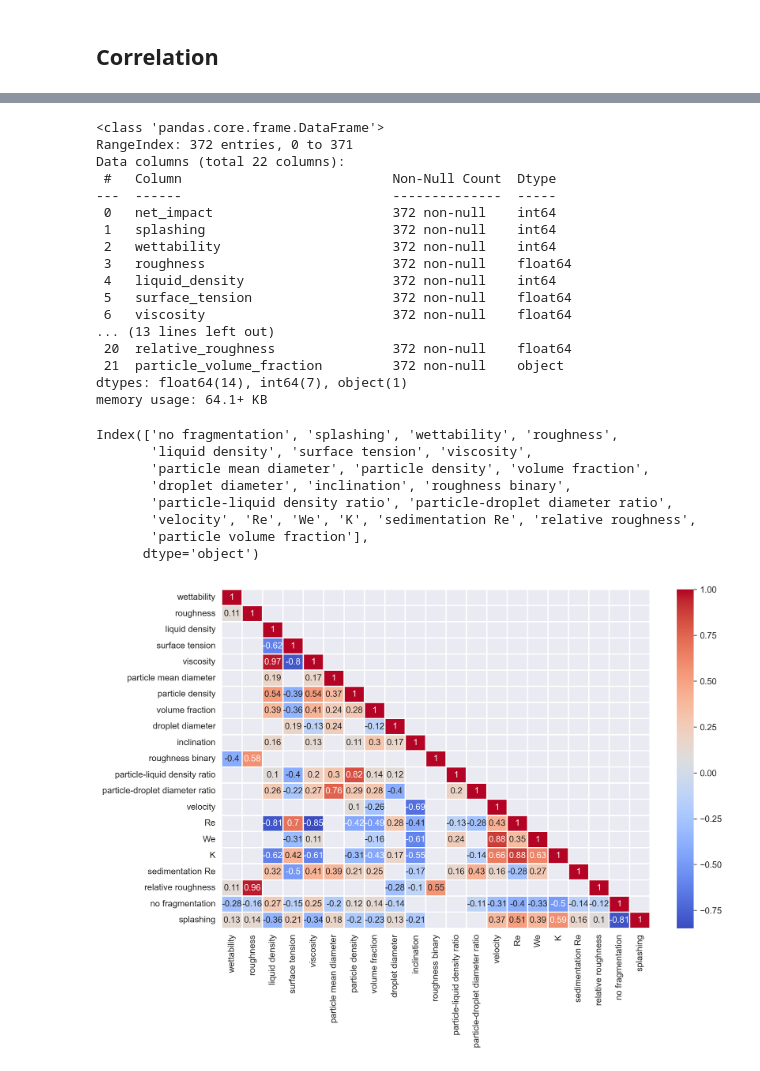
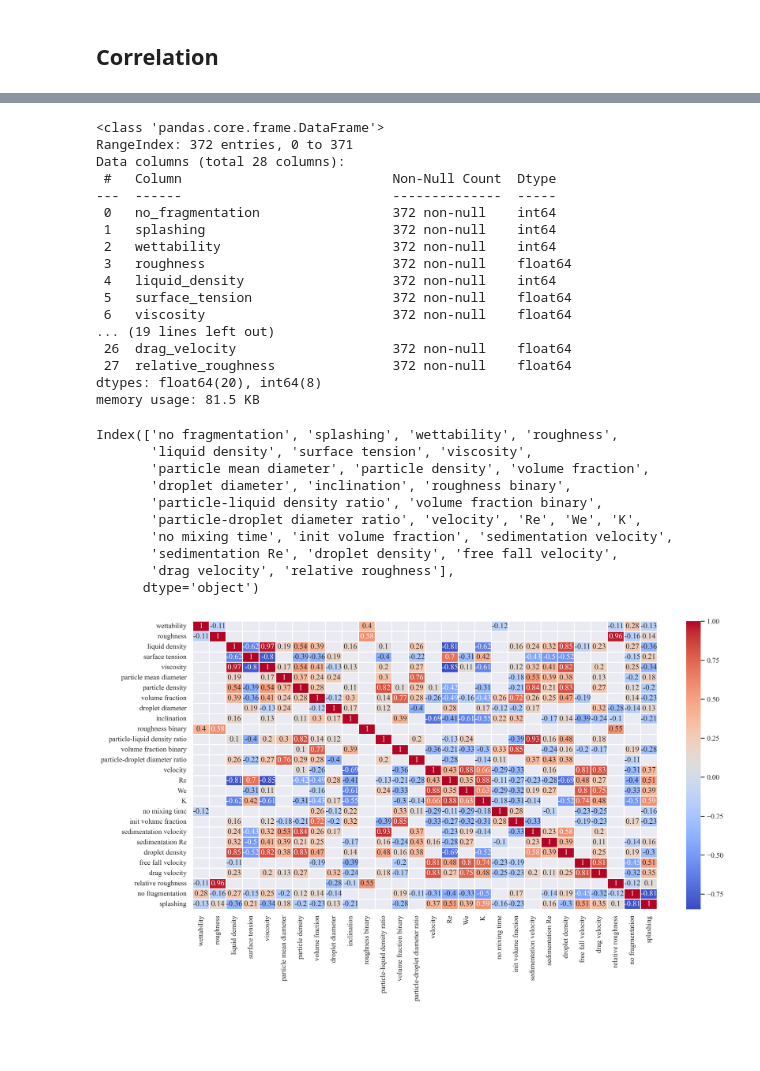
Before and after one commit to mvulf/drop-wall-impact-ml-prediction, a Jupyter notebook: notebooks/EDA_We_Re_edit_3_volume_fraction.ipynb, the cells around one changed output, grey strips where cells are left out. Saved outputs shown, nothing was run; the diff lists cells and outputs as text; code cells hidden in the pictures; blank space fills up the shorter version.

```diff
--- a/notebooks/EDA_We_Re_edit_3_volume_fraction.ipynb
+++ b/notebooks/EDA_We_Re_edit_3_volume_fraction.ipynb
@@ -303,7 +342,7 @@ def get_impact_velocity(row):
     impact_velocity = vc.get_impact_velocity(
         height=row['height'],
         drop_diameter=row['droplet_diameter'],
-        drop_density=row['drop_density']
+        drop_density=row['droplet_density']
     )
     return impact_velocity
 
@@ -643,9 +712,9 @@ print(df_main['wettability'].value_counts())
 print()
 
 wettability_dict = {
-    'lyophilic': 0,
-    'neutral': 1,
-    'lyophobic': 2,
+    'lyophilic': 1,
+    'neutral': 0,
+    'lyophobic': -1,
 }
 
 print('Wettability after encoding')
@@ -763,55 +832,38 @@ generation_features = [
     'long_impulse_duration',
     'long_impulse_dur_binary'
 ]
-drag_cols = [
-    'drop_density',
-    'free_fall_velocity',
-    'drag_velocity'
-]
-
-volume_frac_cols = [
-    'no_mixing_time',
-    'sedimentation_velocity',
-    'volume_fraction_binary',
-    'init_volume_fraction',
-    # 'sedimentation_Re', # DO NOT DELETE!
-]
 
 features_to_drop = (
     [
         'test', # not informative
         'height', # velocity is more informative
         'particle_diameter_cat', # necessary only for bar visualization
-        # 'volume_fraction_binary', # 0.04 and 0.05 are the same group of low volume fraction, as well as 0.08 and 0.10
-        # 'volume_fraction', # 0.04 and 0.05 are the same group of low volume fraction, as well as 0.08 and 0.10
-        # 'particle_volume_fraction'
+        'init_volume_fraction_cat', # only for plots and stats
     ]
     + impact_labels
     + generation_features
-    + drag_cols
-    + volume_frac_cols
 )
 
-df_modelling = df_main.drop(features_to_drop, axis=1)
-df_modelling.info()
+df = df_main.drop(features_to_drop, axis=1)
+df.info()
 # %% [output]
 <class 'pandas.core.frame.DataFrame'>
 RangeIndex: 372 entries, 0 to 371
-Data columns (total 22 columns):
+Data columns (total 28 columns):
  #   Column                           Non-Null Count  Dtype
 ---  ------                           --------------  -----
- 0   net_impact                       372 non-null    int64
+ 0   no_fragmentation                 372 non-null    int64
  1   splashing                        372 non-null    int64
  2   wettability                      372 non-null    int64
  3   roughness                        372 non-null    float64
  4   liquid_density                   372 non-null    int64
  5   surface_tension                  372 non-null    float64
  6   viscosity                        372 non-null    float64
-... (13 lines left out)
- 20  relative_roughness               372 non-null    float64
- 21  particle_volume_fraction         372 non-null    object
-dtypes: float64(14), int64(7), object(1)
-memory usage: 64.1+ KB
+... (19 lines left out)
+ 26  drag_velocity                    372 non-null    float64
+ 27  relative_roughness               372 non-null    float64
+dtypes: float64(20), int64(8)
+memory usage: 81.5 KB
 # %%
 def get_corrmap(
     df,
@@ -821,7 +873,10 @@ def get_corrmap(
     ax=None,
     figsize=(12, 12)
 ):
-    corr = df.corr(method=method)
+    corr = df.corr(
+        method=method,
+        numeric_only=True,
+    )
     if ax==None:
         fig, ax = plt.subplots(figsize=figsize)
     if triag:
@@ -838,46 +893,46 @@ def get_corrmap(
     ax.grid(False)
 
 
-df_plot = df_modelling.rename(
+df_plot = df.rename(
     {
-        'net_impact': 'no fragmentation',
-        'We_Re': 'K',
         'particle_liquid_density_ratio': 'particle-liquid density ratio',
         'particle_droplet_diameter_ratio': 'particle-droplet diameter ratio',
     },
     axis=1
 )
 
 df_plot.columns = df_plot.columns.str.replace('_', ' ')
 display(df_plot.columns)
 
 df_plot = pd.concat(
     [
         df_plot.iloc[:,2:],
         df_plot.iloc[:,:2]
     ],
     axis=1
 )
 
-fig, ax = plt.subplots(figsize=(11, 7))
+fig, ax = plt.subplots(figsize=(16, 8), dpi=300)
 
-get_corrmap(df_plot, triag=True, ax=ax)
+get_corrmap(df_plot, triag=False, ax=ax)
 plt.savefig(
     Path(
         Path('..', 'results', 'experiments'),
         f'full_features_corr_map.pdf',
     ),
     bbox_inches='tight',
     dpi=600
 )
 # ax.set_xticklabels(ax.get_xticklabels(), rotation = 45);
 # %% [output]
 Index(['no fragmentation', 'splashing', 'wettability', 'roughness',
        'liquid density', 'surface tension', 'viscosity',
        'particle mean diameter', 'particle density', 'volume fraction',
        'droplet diameter', 'inclination', 'roughness binary',
-       'particle-liquid density ratio', 'particle-droplet diameter ratio',
-       'velocity', 'Re', 'We', 'K', 'sedimentation Re', 'relative roughness',
-       'particle volume fraction'],
+       'particle-liquid density ratio', 'volume fraction binary',
+       'particle-droplet diameter ratio', 'velocity', 'Re', 'We', 'K',
+       'no mixing time', 'init volume fraction', 'sedimentation velocity',
+       'sedimentation Re', 'droplet density', 'free fall velocity',
+       'drag velocity', 'relative roughness'],
       dtype='object')
-[figure, old version]
+[figure, new version]
```
Also changed, not shown: parts of 32 cells of this notebook, 9 other files.
